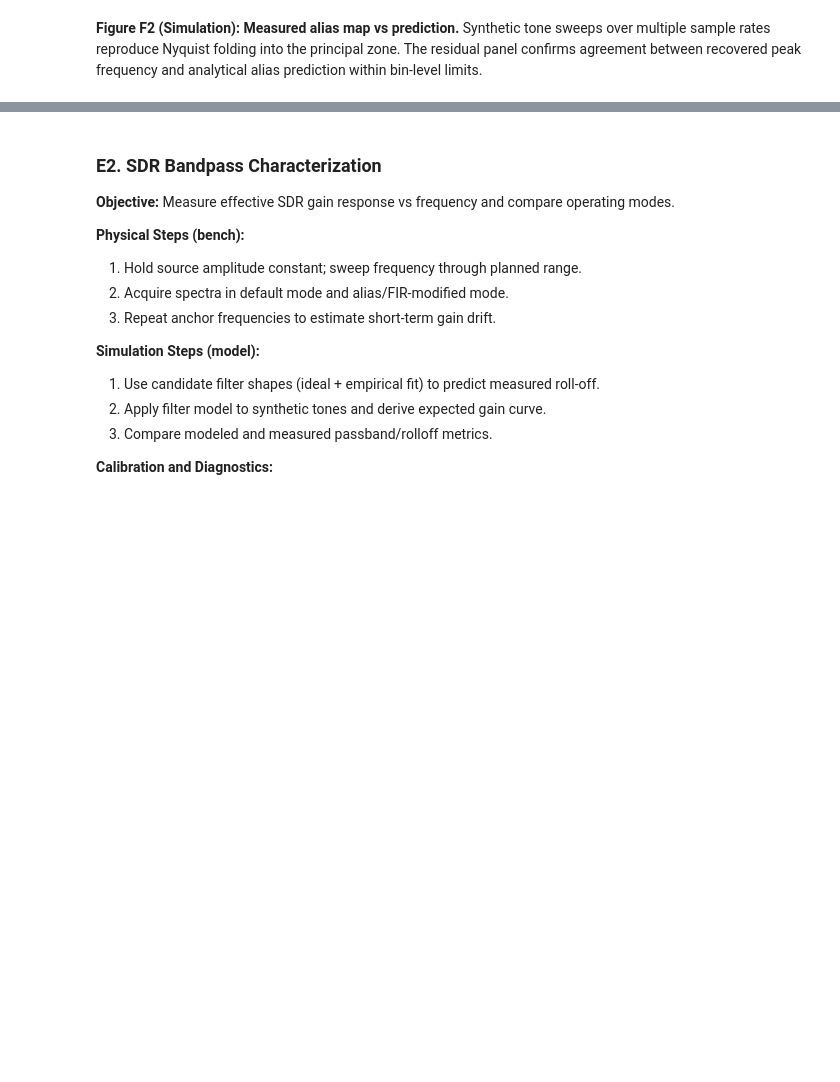
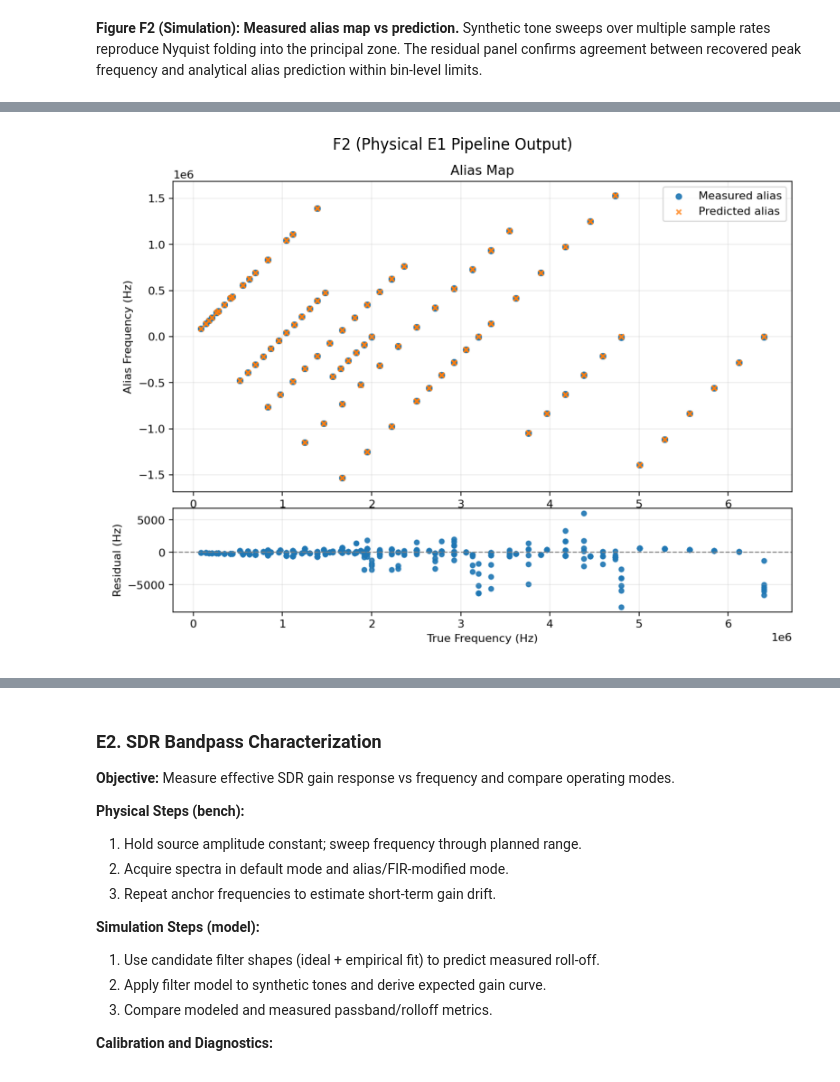
Before and after one commit to raw-asparagus/astron-121, a Jupyter notebook: 01/01.ipynb, the cells around one changed output, grey strips where cells are left out. Saved outputs shown, nothing was run; the diff lists cells and outputs as text; code cells hidden in the pictures; blank space fills up the shorter version.

```diff
--- a/01/01.ipynb
+++ b/01/01.ipynb
@@ -867,0 +902,78 @@ alias_table.head()
+# %%
+# PIPELINE_RUNNER: E1 physical raw -> processed integration
+REBUILD_E1_PHYSICAL = False
+
+E1_RAW_SOURCE = LAB_DIR / DEFAULT_E1_RAW_SOURCE
+E1_RUN_CATALOG_PATH = LAB_DIR / DEFAULT_E1_RUN_CATALOG_PATH
+E1_QC_CATALOG_PATH = LAB_DIR / DEFAULT_E1_QC_CATALOG_PATH
+E1_T2_TABLE_PATH = LAB_DIR / DEFAULT_E1_T2_TABLE_PATH
+E1_T3_TABLE_PATH = LAB_DIR / DEFAULT_E1_T3_TABLE_PATH
+E1_F2_PHYSICAL_PATH = LAB_DIR / DEFAULT_E1_F2_FIGURE_PATH
+
+if not E1_RAW_SOURCE.exists():
+    raise FileNotFoundError(f"E1 raw source not found: {E1_RAW_SOURCE}")
+
+need_rebuild = REBUILD_E1_PHYSICAL or not (
+    E1_RUN_CATALOG_PATH.exists()
+    and E1_QC_CATALOG_PATH.exists()
+    and E1_T2_TABLE_PATH.exists()
+    and E1_T3_TABLE_PATH.exists()
+    and E1_F2_PHYSICAL_PATH.exists()
+)
+
+if need_rebuild:
+    e1_run_catalog = build_e1_run_catalog(E1_RAW_SOURCE)
+    e1_qc_catalog = build_e1_qc_catalog(e1_run_catalog)
+    e1_t2_physical = build_e1_t2_table(e1_qc_catalog)
+    e1_t3_physical = build_e1_t3_table(e1_qc_catalog, use_qc_analysis_pass=True)
+
+    write_dataframe_csv(e1_run_catalog, E1_RUN_CATALOG_PATH)
+    write_dataframe_csv(e1_qc_catalog, E1_QC_CATALOG_PATH)
+    write_table_manifest_csv(e1_t2_physical, E1_T2_TABLE_PATH)
+    write_table_manifest_csv(e1_t3_physical, E1_T3_TABLE_PATH)
+    write_e1_alias_figure(e1_t3_physical, E1_F2_PHYSICAL_PATH)
+else:
+    e1_run_catalog = pd.read_csv(E1_RUN_CATALOG_PATH)
+    e1_qc_catalog = pd.read_csv(E1_QC_CATALOG_PATH)
+    e1_t2_physical = pd.read_csv(E1_T2_TABLE_PATH)
+    e1_t3_physical = pd.read_csv(E1_T3_TABLE_PATH)
+
+summary_e1_physical = pd.DataFrame(
+    {
+        "metric": [
+            "raw_source",
+            "run_catalog_rows",
+            "qc_analysis_pass_rows",
+            "qc_recommended_pass_rows",
+            "t2_rows",
+            "t3_rows",
+            "f2_figure_path",
+            "rebuild_performed",
+        ],
+        "value": [
+            str(E1_RAW_SOURCE),
+            len(e1_run_catalog),
+            int(e1_qc_catalog["qc_analysis_pass"].fillna(False).sum()) if "qc_analysis_pass" in e1_qc_catalog.columns else np.nan,
+            int(e1_qc_catalog["qc_recommended_pass"].fillna(False).sum()) if "qc_recommended_pass" in e1_qc_catalog.columns else np.nan,
+            len(e1_t2_physical),
+            len(e1_t3_physical),
+            str(E1_F2_PHYSICAL_PATH),
+            bool(need_rebuild),
+        ],
+    }
+)
+
+display(summary_e1_physical)
+display(e1_t3_physical.head())
+
+img_f2_physical = plt.imread(E1_F2_PHYSICAL_PATH)
+fig_f2_physical, ax_f2_physical = plt.subplots(figsize=(10, 6))
+ax_f2_physical.imshow(img_f2_physical)
+ax_f2_physical.set_title("F2 (Physical E1 Pipeline Output)")
+ax_f2_physical.axis("off")
+fig_f2_physical.tight_layout()
+display(fig_f2_physical)
+plt.close(fig_f2_physical)
+
+generated_figure_labels.append(str(E1_F2_PHYSICAL_PATH))
+# %% [output]
@@ -867,0 +995 @@ alias_table.head()
+[figure, added]
```
Also changed, not shown: parts of 11 cells of this notebook, 30 other files.
